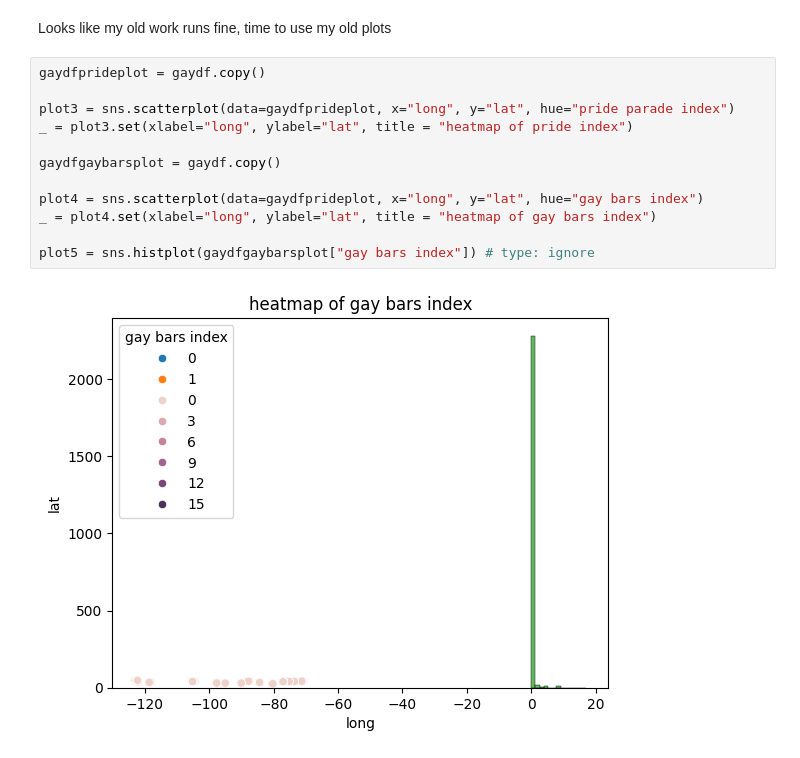
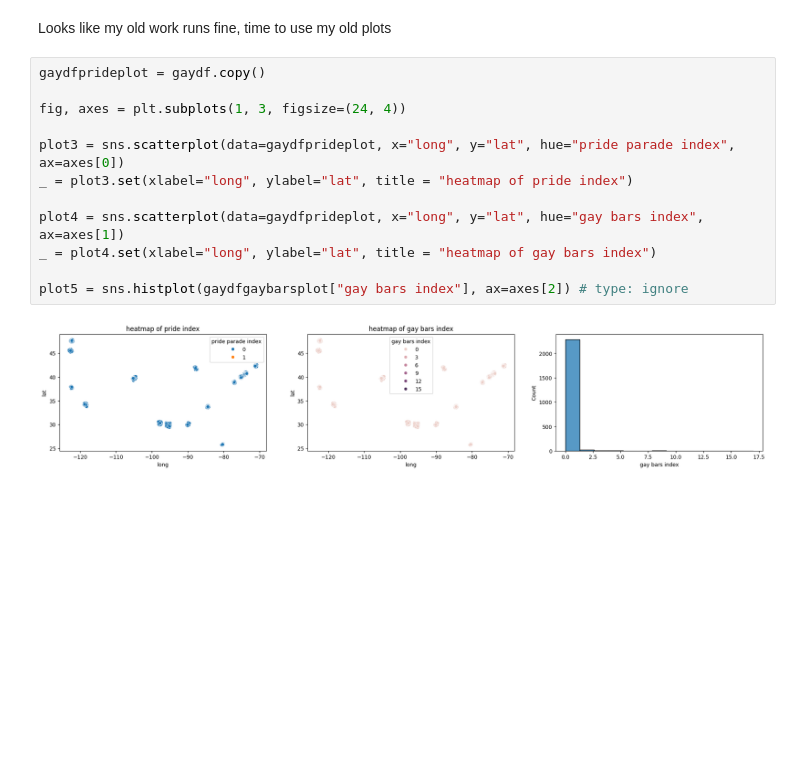
Before and after one commit to almsam/data-analysis-project-remastered, a Jupyter notebook: part 2 - bars & parade index.ipynb, the cells around one changed output. Drawn from its saved outputs; the diff is of its cells as text; blank space fills up the shorter version.

Commit message:
cleaned up plot

```diff
--- a/part 2 - bars & parade index.ipynb
+++ b/part 2 - bars & parade index.ipynb
@@ -94,14 +94,14 @@ Looks like my old work runs fine, time to use my old plots
 # %%
 gaydfprideplot = gaydf.copy()
 
-plot3 = sns.scatterplot(data=gaydfprideplot, x="long", y="lat", hue="pride parade index")
+fig, axes = plt.subplots(1, 3, figsize=(24, 4))
+
+plot3 = sns.scatterplot(data=gaydfprideplot, x="long", y="lat", hue="pride parade index", ax=axes[0])
 _ = plot3.set(xlabel="long", ylabel="lat", title = "heatmap of pride index")
 
-gaydfgaybarsplot = gaydf.copy()
-
-plot4 = sns.scatterplot(data=gaydfprideplot, x="long", y="lat", hue="gay bars index")
+plot4 = sns.scatterplot(data=gaydfprideplot, x="long", y="lat", hue="gay bars index", ax=axes[1])
 _ = plot4.set(xlabel="long", ylabel="lat", title = "heatmap of gay bars index")
 
-plot5 = sns.histplot(gaydfgaybarsplot["gay bars index"]) # type: ignore
+plot5 = sns.histplot(gaydfgaybarsplot["gay bars index"], ax=axes[2]) # type: ignore
 # %% [output]
-[figure, old version]
+[figure, new version]
```
